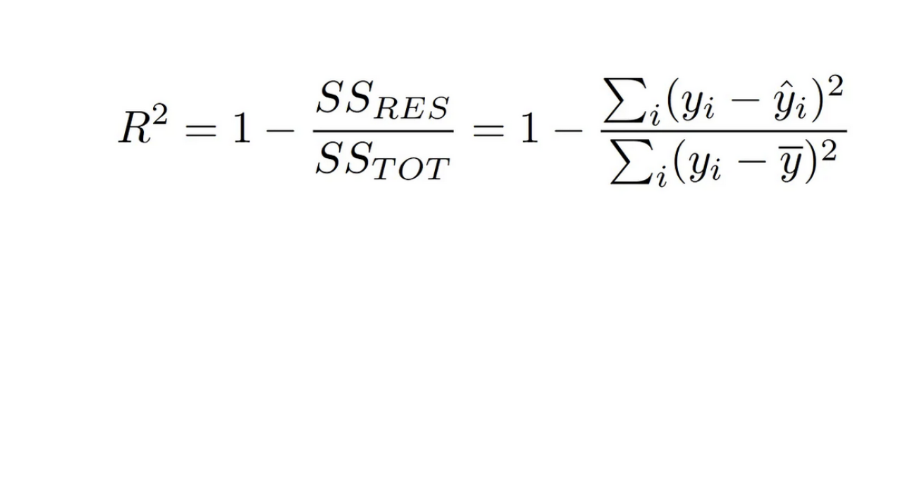
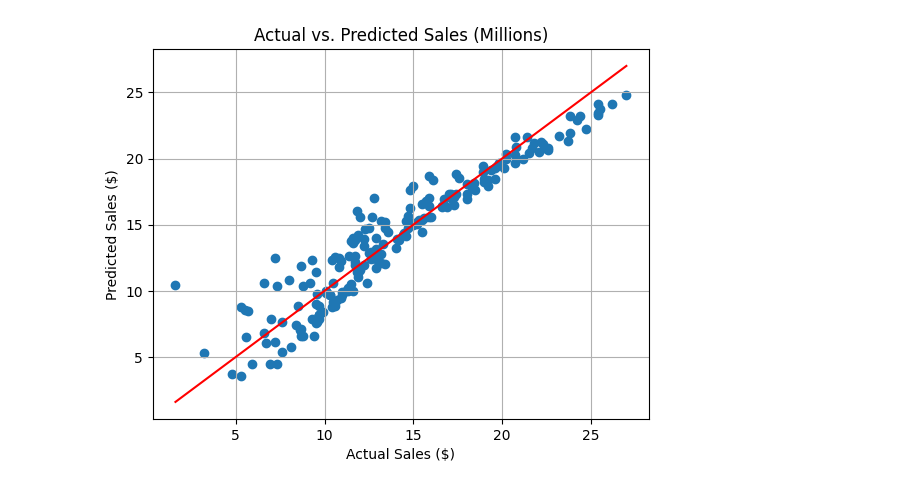
Before and after one commit to HKPAGE/Linear-Regression-Implementation, a Jupyter notebook: multiple-linear-regression.ipynb, the cells around one changed output. Saved outputs shown, nothing was run; the diff lists cells and outputs as text; code cells hidden in the pictures; blank space fills up the shorter version.

```diff
--- a/multiple-linear-regression.ipynb
+++ b/multiple-linear-regression.ipynb
@@ -7,0 +28,5 @@ np.random.seed(42)
+# %%
+df = pd.read_csv("./data/advertising-budgets.csv")
+# In this line, we drop the first column (Unnamed: 0), it's just an extra index.
+df = df.drop(columns="Unnamed: 0")
+df.head()
@@ -13,4 +94,2 @@ y = df["Sales ($)"]
 # %%
-scaler = StandardScaler()
-X = scaler.fit_transform(X)
 X_b = np.c_[np.ones((X.shape[0], 1)), X]
@@ -24,10 +115,10 @@ y_predictions = intercept + np.dot(X, coefficients)
 # %%
 plt.scatter(y, y_predictions)
 plt.plot([y.min(), y.max()], [y.min(), y.max()], color="red")
 plt.xlabel("Actual Sales ($)")
-plt.ylabel("Predicted Sales ($")
+plt.ylabel("Predicted Sales ($)")
 plt.title("Actual vs. Predicted Sales (Millions)")
 plt.grid()
 plt.show()
+# %% [output]
+[figure, added]
-# %% [markdown]
-![image.png](attachment:image.png)
```
Also changed, not shown: parts of 34 cells of this notebook, 1 other file.
